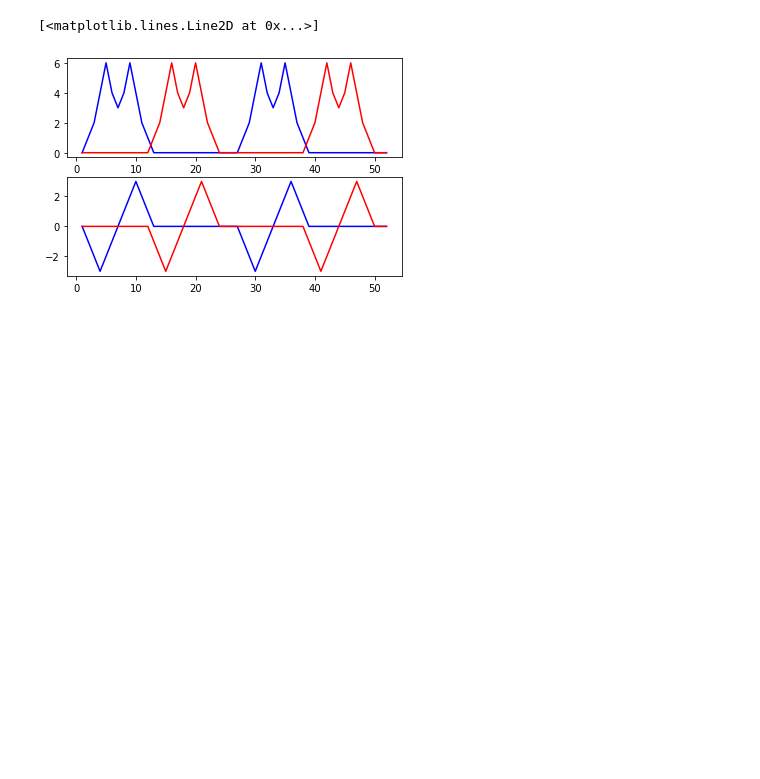
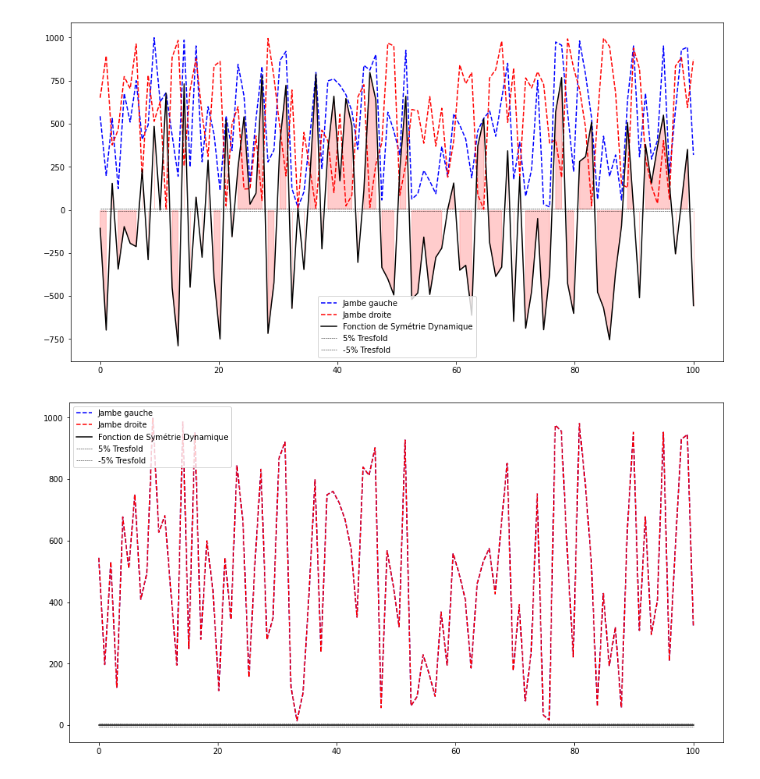
Before and after one commit to NathanMartinCOE/semelle_connecte, a Jupyter notebook: exampleGRF.ipynb, the cells around one changed output. Drawn from its saved outputs; the diff is of its cells as text; code cells hidden in the pictures; blank space fills up the shorter version.

Commit message:
Update example with the PlotDynamicSymetryFunction

```diff
--- a/exampleGRF.ipynb
+++ b/exampleGRF.ipynb
@@ -5,7 +28,7 @@ import pandas as pd
 # %%
 x = np.linspace(1,52,52)
-#y_vertical_d = [0,10,20,40,60,40,30,40,60,40,20,10,0,0,0,0,0,0,0,0,0,0,0,0,0,0,0,5,10,20,30,20,15,20,30,20,10,5,0,0,0,0,0,0,0,0,0,0,0,0,0,0]
-y_vertical_d = [0,1,2,4,6,4,3,4,6,4,2,1,0,0,0,0,0,0,0,0,0,0,0,0,0,0,0,1,2,4,6,4,3,4,6,4,2,1,0,0,0,0,0,0,0,0,0,0,0,0,0,0]
+y_vertical_d = [0,10,20,40,60,40,30,40,60,40,20,10,0,0,0,0,0,0,0,0,0,0,0,0,0,0,0,5,10,20,30,20,15,20,30,20,10,5,0,0,0,0,0,0,0,0,0,0,0,0,0,0]
+#y_vertical_d = [0,1,2,4,6,4,3,4,6,4,2,1,0,0,0,0,0,0,0,0,0,0,0,0,0,0,0,1,2,4,6,4,3,4,6,4,2,1,0,0,0,0,0,0,0,0,0,0,0,0,0,0]
 y_antpost_d = [0,-1,-2,-3,-2,-1,0,1,2,3,2,1,0,0,0,0,0,0,0,0,0,0,0,0,0,0,0,-1,-2,-3,-2,-1,0,1,2,3,2,1,0,0,0,0,0,0,0,0,0,0,0,0,0,0]
 y_vertical_g = [0,0,0,0,0,0,0,0,0,0,0,0,1,2,4,6,4,3,4,6,4,2,1,0,0,0,0,0,0,0,0,0,0,0,0,0,0,0,1,2,4,6,4,3,4,6,4,2,1,0,0,0]
 y_antpost_g = [0,0,0,0,0,0,0,0,0,0,0,0,-1,-2,-3,-2,-1,0,1,2,3,2,1,0,0,0,0,0,0,0,0,0,0,0,0,0,0,0,-1,-2,-3,-2,-1,0,1,2,3,2,1,0,0,0]
@@ -16,6 +39,3 @@ plt.plot(x, y_vertical_g, c='r')
 plt.subplot(2,1,2)
 plt.plot(x, y_antpost_d, c='b')
 plt.plot(x, y_antpost_g, c='r')
-# %% [output]
-[<matplotlib.lines.Line2D at 0x...>]
-[figure, removed]
@@ -22,3 +67,12 @@ plt.plot(x, y_antpost_g, c='r')
+# %%
+from DynamicSymetryFunctionProcedure import PlotDynamicSymetryFunction
+VerticalGrfRight = np.random.randint(0,1000,(100,))
+VerticalGrfLeft = np.random.randint(0,1000,(100,))
+PlotDynamicSymetryFunction(VerticalGrfRight, VerticalGrfLeft)
+PlotDynamicSymetryFunction(VerticalGrfRight, VerticalGrfRight)
+# %% [output]
+[figure, added]
+[figure, added]
 # %%
 from GetGrfValues import GetGrfValues
 GrfValuesLeft = GetGrfValues(y_vertical_g, y_antpost_g)
```
Also changed, not shown: parts of 2 cells of this notebook.
